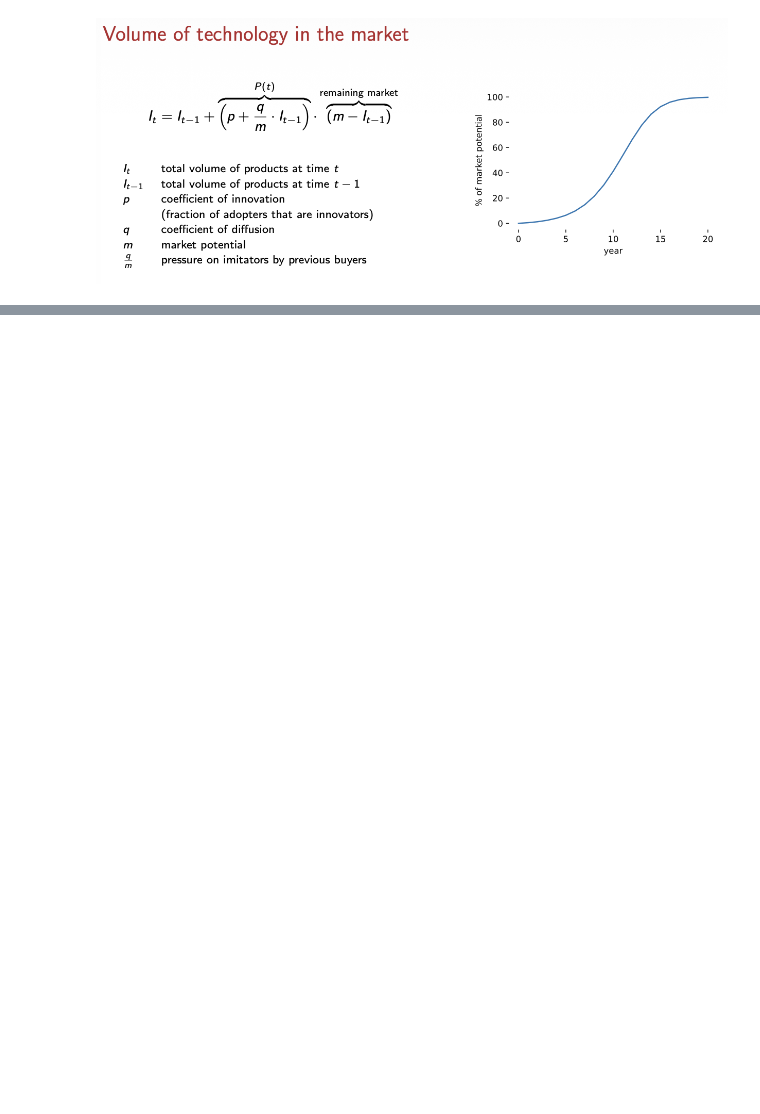
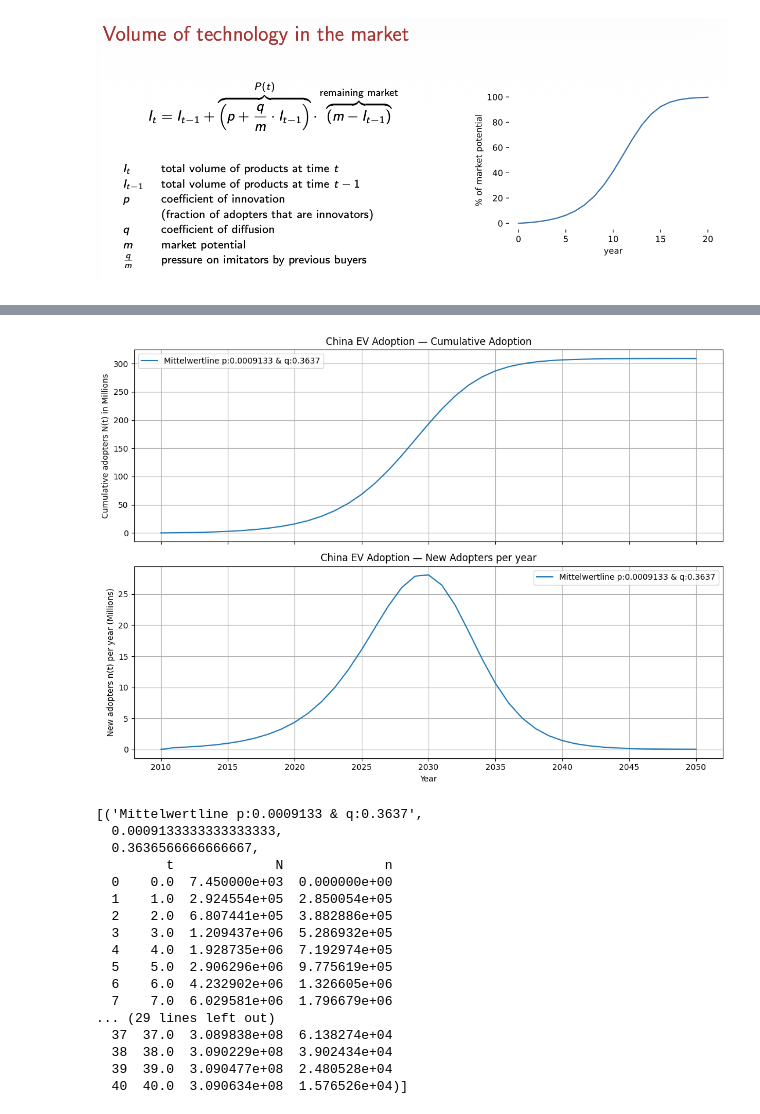
Before and after one commit to morteezzaa/energy-economics-ws25-26-ev-china, a Jupyter notebook: ev-china-model.ipynb, the cells around one changed output, grey strips where cells are left out. Saved outputs shown, nothing was run; the diff lists cells and outputs as text; code cells hidden in the pictures; blank space fills up the shorter version.

```diff
--- a/ev-china-model.ipynb
+++ b/ev-china-model.ipynb
@@ -193,0 +193,35 @@ bass_sensitivity(
+# %%
+scenario_avg = [
+    {"p": p_avg, "q": q_avg,  "label": f"Mittelwertline p:{p_avg:.4} & q:{q_avg:.4}"},
+]
+
+
+bass_sensitivity(
+    m=m,
+    scenarios=scenario_avg,
+    T=40,
+    dt=1.0,
+    N0=7_450,
+    start_year=2010,
+    title="China EV Adoption",
+    historisch=False
+)
+# %% [output]
+[figure, added]
+[('Mittelwertline p:0.0009133 & q:0.3637',
+  0.0009133333333333333,
+  0.3636566666666667,
+         t             N             n
+  0    0.0  7.450000e+03  0.000000e+00
+  1    1.0  2.924554e+05  2.850054e+05
+  2    2.0  6.807441e+05  3.882886e+05
+  3    3.0  1.209437e+06  5.286932e+05
+  4    4.0  1.928735e+06  7.192974e+05
+  5    5.0  2.906296e+06  9.775619e+05
+  6    6.0  4.232902e+06  1.326605e+06
+  7    7.0  6.029581e+06  1.796679e+06
+... (29 lines left out)
+  37  37.0  3.089838e+08  6.138274e+04
+  38  38.0  3.090229e+08  3.902434e+04
+  39  39.0  3.090477e+08  2.480528e+04
+  40  40.0  3.090634e+08  1.576526e+04)]
```
Also changed, not shown: parts of 3 cells of this notebook.
